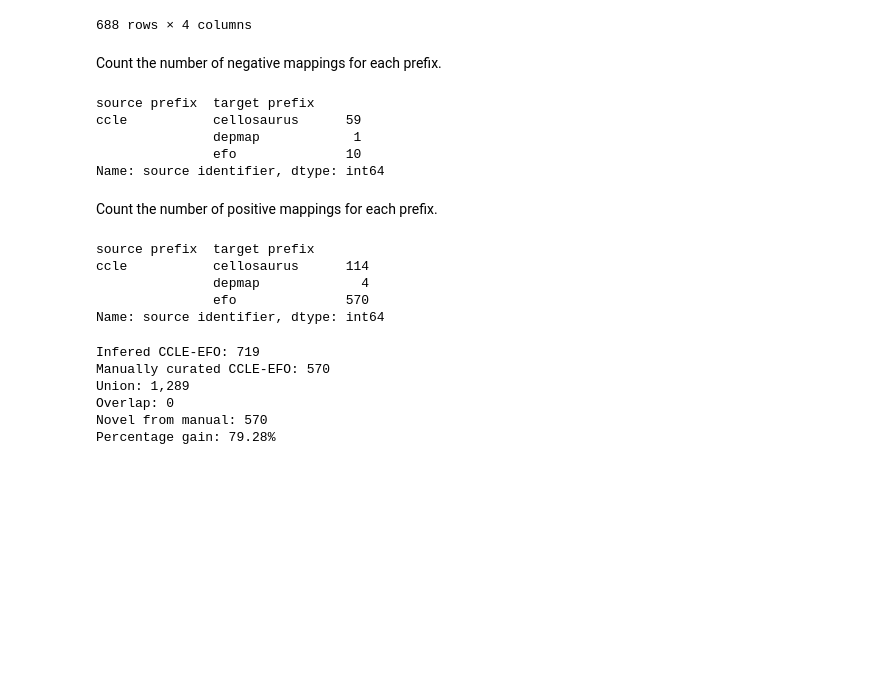
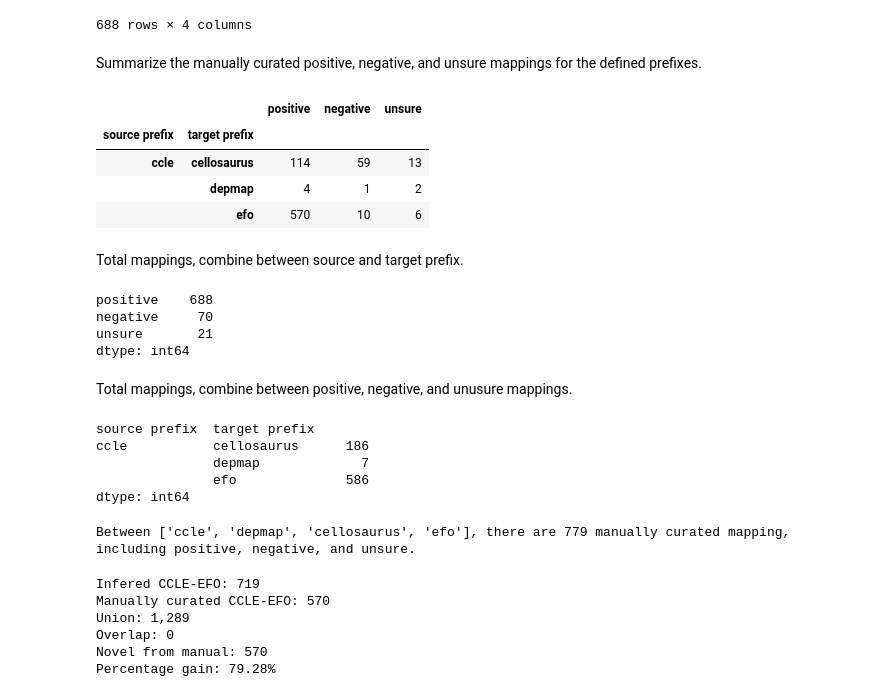
Before and after one commit to biopragmatics/biomappings, a Jupyter notebook: notebooks/cancer-cell-line-mappings.ipynb, the cells around one changed output. Drawn from its saved outputs; the diff is of its cells as text; code cells hidden in the pictures; blank space fills up the shorter version.

```diff
--- a/notebooks/cancer-cell-line-mappings.ipynb
+++ b/notebooks/cancer-cell-line-mappings.ipynb
@@ -247,25 +251,46 @@ def _summarize(mappings):
         _df[idx][columns].groupby(["source prefix", "target prefix"]).count()["source identifier"]
     )
 # %% [markdown]
-Count the number of negative mappings for each prefix.
+Summarize the manually curated positive, negative, and unsure mappings for the defined prefixes.
-# %%
-_summarize(biomappings.load_false_mappings())
-# %% [output]
-source prefix  target prefix
-ccle           cellosaurus      59
-               depmap            1
-               efo              10
-Name: source identifier, dtype: int64
-# %% [markdown]
-Count the number of positive mappings for each prefix.
-# %%
-_summarize(biomappings.load_mappings())
-# %% [output]
-source prefix  target prefix
-ccle           cellosaurus      114
-               depmap             4
-               efo              570
-Name: source identifier, dtype: int64
+# %%
+mapping_summary_df = pd.DataFrame({
+    "positive": _summarize(biomappings.load_mappings()),
+    "negative": _summarize(biomappings.load_false_mappings()),
+    "unsure": _summarize(biomappings.load_unsure()),
+})
+mapping_summary_df
+# %% [output]
+|  |  | positive | negative | unsure |
+| source prefix | target prefix |  |  |  |
+| ccle | cellosaurus | 114 | 59 | 13 |
+|  | depmap | 4 | 1 | 2 |
+|  | efo | 570 | 10 | 6 |
+# %% [markdown]
+Total mappings, combine between source and target prefix.
+# %%
+mapping_summary_df.sum(axis=0)
+# %% [output]
+positive    688
+negative     70
+unsure       21
+dtype: int64
+# %% [markdown]
+Total mappings, combine between positive, negative, and unusure mappings.
+# %%
+mapping_summary_df.sum(axis=1)
+# %% [output]
+source prefix  target prefix
+ccle           cellosaurus      186
+               depmap             7
+               efo              586
+dtype: int64
+# %%
+print(
+    f"Between {prefixes}, there are {mapping_summary_df.sum().sum():,} "
+    f"manually curated mapping, including positive, negative, and unsure."
+)
+# %% [output]
+Between ['ccle', 'depmap', 'cellosaurus', 'efo'], there are 779 manually curated mapping, including positive, negative, and unsure.
 # %%
 efo_mapping_idx = (mappings_df["source prefix"] == "ccle") & (mappings_df["target prefix"] == "efo")
 manual_efo_mapped = set(mappings_df[efo_mapping_idx]["target identifier"])
```
Also changed, not shown: parts of 7 cells of this notebook.
